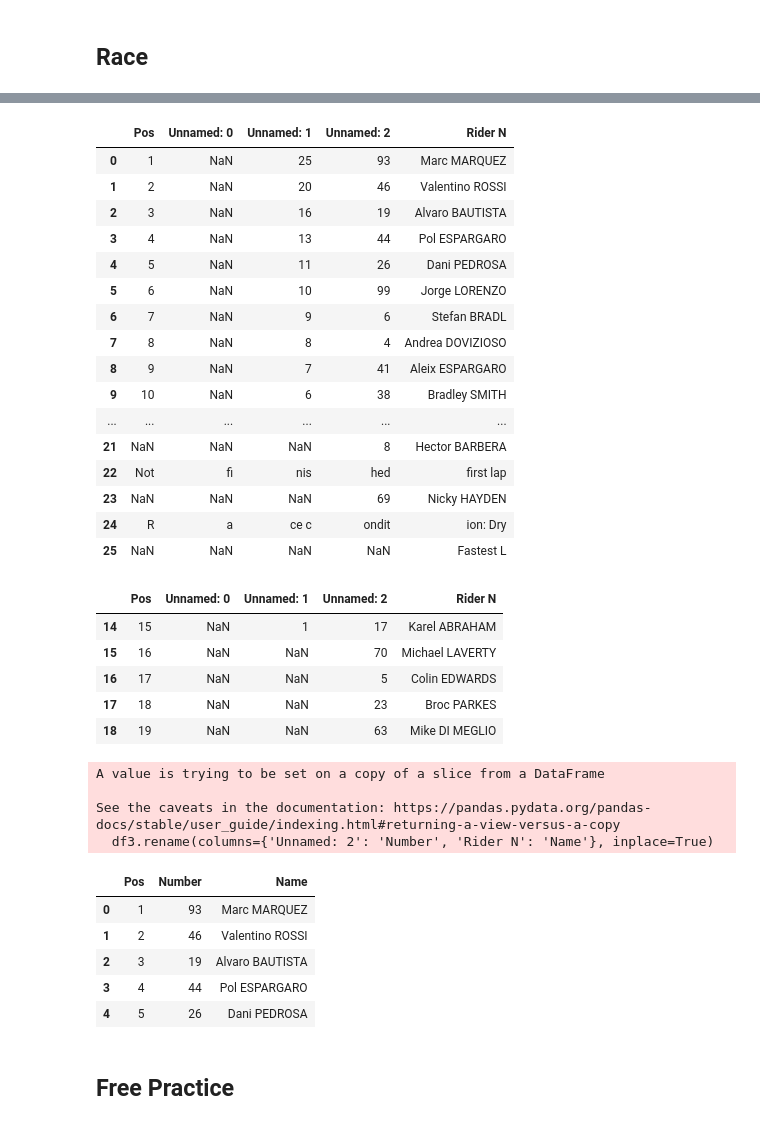
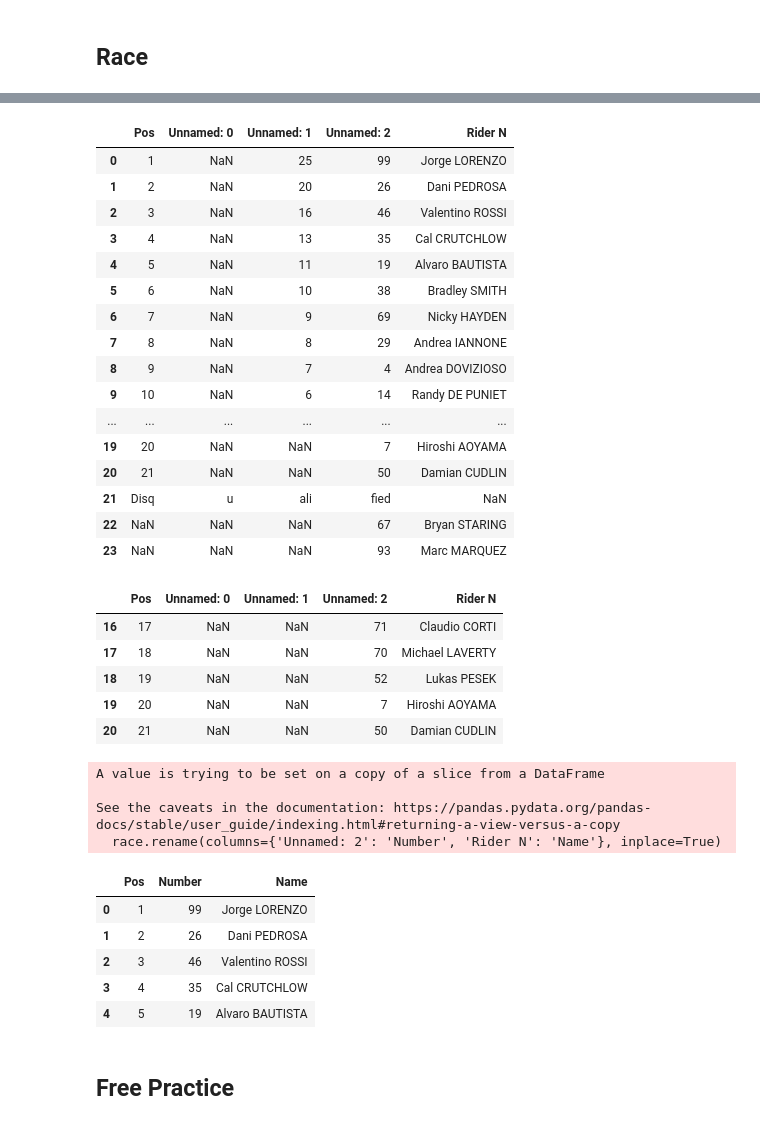
Before and after one commit to aeross/MotoGP-Free-Practice-Analyser, a Jupyter notebook: code/preprocess.ipynb, the cells around one changed output, grey strips where cells are left out. Saved outputs shown, nothing was run; the diff lists cells and outputs as text; code cells hidden in the pictures.

```diff
--- a/code/preprocess.ipynb
+++ b/code/preprocess.ipynb
@@ -6,6 +6,6 @@ import re
 # %% [markdown]
 ## Race
 # %%
-df = tb.read_pdf("../Data/Race/2014-FRA-RAC.pdf", area = (120, 0, 500, 222), columns=[72, 78, 90, 110], pages = "1")[0]
+df = tb.read_pdf("../Data/Race/2013-AUS-RAC.pdf", area = (120, 0, 500, 222), columns=[72, 78, 90, 110], pages = "1")[0]
 df
 # %% [output]
@@ -20,47 +20,47 @@ WARNING: Using fallback font 'LiberationSans' for 'Arial-ItalicMT'
 |  | Pos | Unnamed: 0 | Unnamed: 1 | Unnamed: 2 | Rider N |
-| 0 | 1 | NaN | 25 | 93 | Marc MARQUEZ |
-| 1 | 2 | NaN | 20 | 46 | Valentino ROSSI |
-| 2 | 3 | NaN | 16 | 19 | Alvaro BAUTISTA |
-| 3 | 4 | NaN | 13 | 44 | Pol ESPARGARO |
-| 4 | 5 | NaN | 11 | 26 | Dani PEDROSA |
-| 5 | 6 | NaN | 10 | 99 | Jorge LORENZO |
-| 6 | 7 | NaN | 9 | 6 | Stefan BRADL |
-| 7 | 8 | NaN | 8 | 4 | Andrea DOVIZIOSO |
-| 8 | 9 | NaN | 7 | 41 | Aleix ESPARGARO |
-| 9 | 10 | NaN | 6 | 38 | Bradley SMITH |
+| 0 | 1 | NaN | 25 | 99 | Jorge LORENZO |
+| 1 | 2 | NaN | 20 | 26 | Dani PEDROSA |
+| 2 | 3 | NaN | 16 | 46 | Valentino ROSSI |
+| 3 | 4 | NaN | 13 | 35 | Cal CRUTCHLOW |
+| 4 | 5 | NaN | 11 | 19 | Alvaro BAUTISTA |
+| 5 | 6 | NaN | 10 | 38 | Bradley SMITH |
+| 6 | 7 | NaN | 9 | 69 | Nicky HAYDEN |
+| 7 | 8 | NaN | 8 | 29 | Andrea IANNONE |
+| 8 | 9 | NaN | 7 | 4 | Andrea DOVIZIOSO |
+| 9 | 10 | NaN | 6 | 14 | Randy DE PUNIET |
 | ... | ... | ... | ... | ... | ... |
-| 21 | NaN | NaN | NaN | 8 | Hector BARBERA |
-| 22 | Not | fi | nis | hed | first lap |
-| 23 | NaN | NaN | NaN | 69 | Nicky HAYDEN |
-| 24 | R | a | ce c | ondit | ion: Dry |
-| 25 | NaN | NaN | NaN | NaN | Fastest L |
+| 19 | 20 | NaN | NaN | 7 | Hiroshi AOYAMA |
+| 20 | 21 | NaN | NaN | 50 | Damian CUDLIN |
+| 21 | Disq | u | ali | fied | NaN |
+| 22 | NaN | NaN | NaN | 67 | Bryan STARING |
+| 23 | NaN | NaN | NaN | 93 | Marc MARQUEZ |
 # %%
 # remove all instances of 'Pos' that are not an integer
 df2 = df[pd.to_numeric(df['Pos'], errors='coerce').notnull()]
 df2.tail()
 # %% [output]
 |  | Pos | Unnamed: 0 | Unnamed: 1 | Unnamed: 2 | Rider N |
-| 14 | 15 | NaN | 1 | 17 | Karel ABRAHAM |
-| 15 | 16 | NaN | NaN | 70 | Michael LAVERTY |
-| 16 | 17 | NaN | NaN | 5 | Colin EDWARDS |
-| 17 | 18 | NaN | NaN | 23 | Broc PARKES |
-| 18 | 19 | NaN | NaN | 63 | Mike DI MEGLIO |
+| 16 | 17 | NaN | NaN | 71 | Claudio CORTI |
+| 17 | 18 | NaN | NaN | 70 | Michael LAVERTY |
+| 18 | 19 | NaN | NaN | 52 | Lukas PESEK |
+| 19 | 20 | NaN | NaN | 7 | Hiroshi AOYAMA |
+| 20 | 21 | NaN | NaN | 50 | Damian CUDLIN |
 # %%
 # remove unnecessary columns (which are the 2nd and 3rd columns)
-df3 = df2[['Pos', 'Unnamed: 2', 'Rider N']]
-df3.rename(columns={'Unnamed: 2': 'Number', 'Rider N': 'Name'}, inplace=True)
-df3.head()
+race = df2[['Pos', 'Unnamed: 2', 'Rider N']]
+race.rename(columns={'Unnamed: 2': 'Number', 'Rider N': 'Name'}, inplace=True)
+race.head()
 # %% [output]
 A value is trying to be set on a copy of a slice from a DataFrame
 
 See the caveats in the documentation: https://pandas.pydata.org/pandas-docs/stable/user_guide/indexing.html#returning-a-view-versus-a-copy
-  df3.rename(columns={'Unnamed: 2': 'Number', 'Rider N': 'Name'}, inplace=True)
+  race.rename(columns={'Unnamed: 2': 'Number', 'Rider N': 'Name'}, inplace=True)
 |  | Pos | Number | Name |
-| 0 | 1 | 93 | Marc MARQUEZ |
-| 1 | 2 | 46 | Valentino ROSSI |
-| 2 | 3 | 19 | Alvaro BAUTISTA |
-| 3 | 4 | 44 | Pol ESPARGARO |
-| 4 | 5 | 26 | Dani PEDROSA |
+| 0 | 1 | 99 | Jorge LORENZO |
+| 1 | 2 | 26 | Dani PEDROSA |
+| 2 | 3 | 46 | Valentino ROSSI |
+| 3 | 4 | 35 | Cal CRUTCHLOW |
+| 4 | 5 | 19 | Alvaro BAUTISTA |
 # %% [markdown]
 ## Free Practice
 # %%
```
Also changed, not shown: parts of 9 cells of this notebook.
